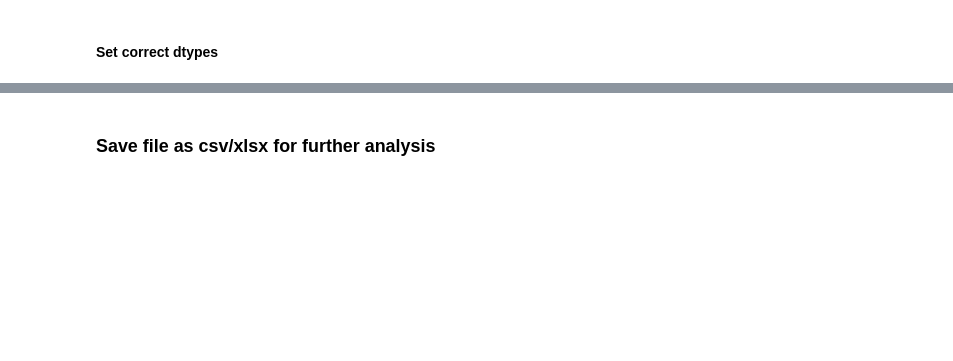
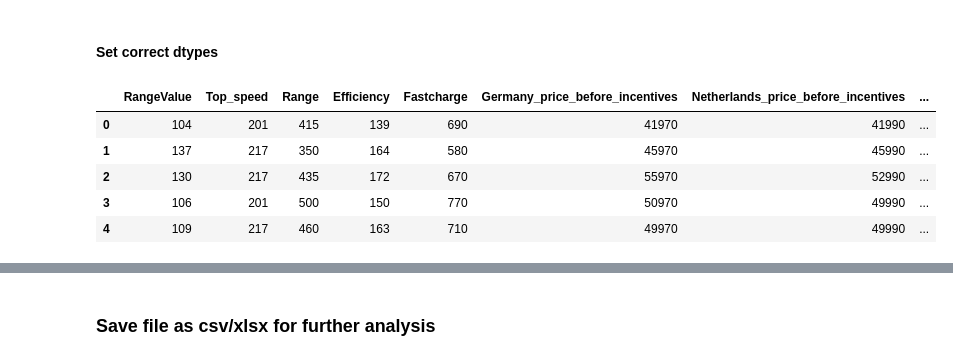
Before and after one commit to RohanAthul/data-analytics-projects, a Jupyter notebook: data_cleaning_electric_vehicle_dataset_2024/notebook.ipynb, the cells around one changed output, grey strips where cells are left out. Saved outputs shown, nothing was run; the diff lists cells and outputs as text; code cells hidden in the pictures; blank space fills up the shorter version.

```diff
--- a/data_cleaning_electric_vehicle_dataset_2024/notebook.ipynb
+++ b/data_cleaning_electric_vehicle_dataset_2024/notebook.ipynb
@@ -83,7 +83,7 @@ data.rename(columns={
     'title': 'Brand',
     'model': 'Model',
     'battery': 'Battery',
-    'price-range': 'KM_of_range',
+    'price-range': 'RangeValue',
     '0 - 100': '0-100',
     'Top Speed': 'Top_speed',
     'Range*': 'Range',
@@ -322,0 +291,15 @@ Calculated Ratios -> UK/DE: 0.911, NL/DE: 1.019, UK/NL: 0.900
+# %%
+# Exchange rate from 2024
+eur_to_usd = 1.07
+
+# Create the USD column based on the German price
+# This will result in NaN if Germany_price is null
+data['Approx_price_in_USD'] = data['Germany_price_before_incentives'] * eur_to_usd
+
+# Display the results
+cols_to_show = [
+    'Germany_price_before_incentives',
+    'Approx_price_in_USD',
+    'UK_price_after_incentives_EUR'
+]
+data[cols_to_show].head(10)
@@ -322,0 +340,2 @@ Calculated Ratios -> UK/DE: 0.911, NL/DE: 1.019, UK/NL: 0.900
+# %%
+data.drop(columns=["UK_price_after_incentives"], inplace=True)
@@ -323,23 +374,23 @@ Calculated Ratios -> UK/DE: 0.911, NL/DE: 1.019, UK/NL: 0.900
 # %% [markdown]
 #### Set correct dtypes
 # %%
+# List of columns to convert
 int_labels = [
-    "KM_of_range",
-    "Top_speed",
-    "Range",
-    "Efficiency",
-    "Fastcharge",
-    "Germany_price_before_incentives",
-    "Netherlands_price_before_incentives",
-    "UK_price_after_incentives",
-    "Towing_capacity_in_kg",
-    "Number_of_seats",
+    "RangeValue", "Top_speed", "Range", "Efficiency", "Fastcharge",
+    "Germany_price_before_incentives", "Netherlands_price_before_incentives",
+    "Towing_capacity_in_kg", "Number_of_seats",
+    "UK_price_after_incentives_EUR", "Approx_price_in_USD",
 ]
 
-for col in int_labels:
-    # Force to numeric (NaNs are created for errors)
-    data[col] = pd.to_numeric(data[col], errors='coerce')
+# Rounding the values first, then converting
+data[int_labels] = data[int_labels].round().astype('Int64')
 
-    # 2. Round and cast to the nullable 'Int64' - Pandas extension not numpy's int64
-    # We use .round(0) to ensure we aren't losing precision unexpectedly
-    data[col] = data[col].round(0).astype('Int64')
+# Check the result
+data[int_labels].head()
+# %% [output]
+|  | RangeValue | Top_speed | Range | Efficiency | Fastcharge | Germany_price_before_incentives | Netherlands_price_before_incentives | ... |
+| 0 | 104 | 201 | 415 | 139 | 690 | 41970 | 41990 | ... |
+| 1 | 137 | 217 | 350 | 164 | 580 | 45970 | 45990 | ... |
+| 2 | 130 | 217 | 435 | 172 | 670 | 55970 | 52990 | ... |
+| 3 | 106 | 201 | 500 | 150 | 770 | 50970 | 49990 | ... |
+| 4 | 109 | 217 | 460 | 163 | 710 | 49970 | 49990 | ... |
```
Also changed, not shown: parts of 34 cells of this notebook, 1 other file.
